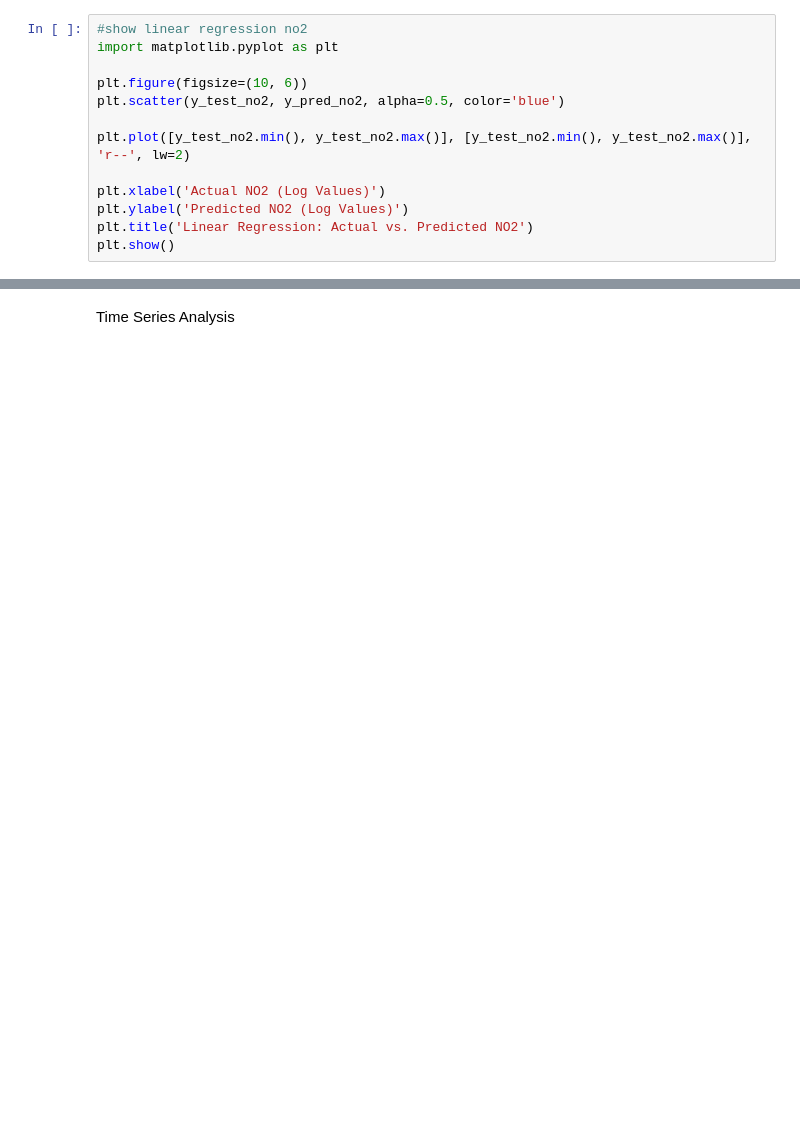
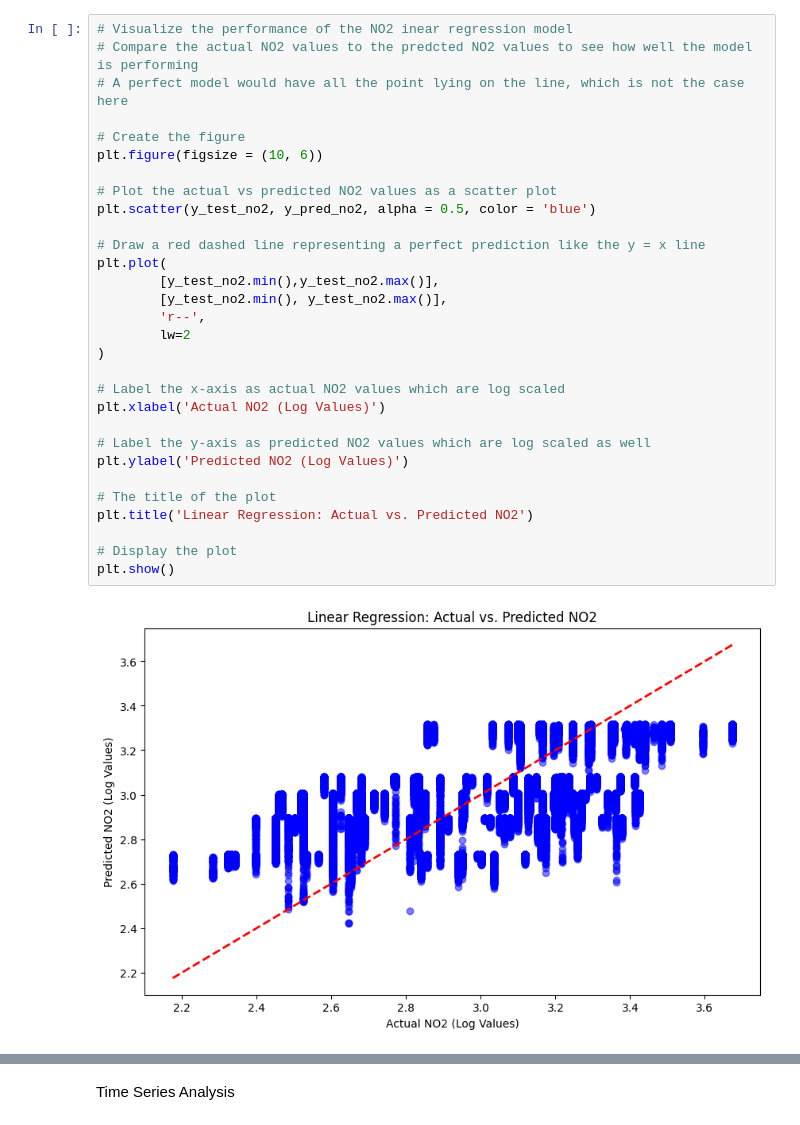
Before and after one commit to PonceEvelin/CS210_FinalProject, a Jupyter notebook: 02_analysis_and_modeling.ipynb, the cells around one changed output, grey strips where cells are left out. Drawn from its saved outputs; the diff is of its cells as text; blank space fills up the shorter version.

Commit message:
Finalized cleaning and modeling notebooks by Armaan

```diff
--- a/02_analysis_and_modeling.ipynb
+++ b/02_analysis_and_modeling.ipynb
@@ -221,15 +418,34 @@ model_particles.fit(X_train_particles, y_train_particles)
 y_pred_particles = model_particles.predict(X_test_particles)
 # %%
-#show linear regression no2
-import matplotlib.pyplot as plt
+# Visualize the performance of the NO2 inear regression model
+# Compare the actual NO2 values to the predcted NO2 values to see how well the model is performing
+# A perfect model would have all the point lying on the line, which is not the case here
 
-plt.figure(figsize=(10, 6))
-plt.scatter(y_test_no2, y_pred_no2, alpha=0.5, color='blue')
+# Create the figure
+plt.figure(figsize = (10, 6))
 
-plt.plot([y_test_no2.min(), y_test_no2.max()], [y_test_no2.min(), y_test_no2.max()], 'r--', lw=2)
+# Plot the actual vs predicted NO2 values as a scatter plot
+plt.scatter(y_test_no2, y_pred_no2, alpha = 0.5, color = 'blue')
 
+# Draw a red dashed line representing a perfect prediction like the y = x line
+plt.plot(
+        [y_test_no2.min(),y_test_no2.max()],
+        [y_test_no2.min(), y_test_no2.max()],
+        'r--',
+        lw=2
+)
+
+# Label the x-axis as actual NO2 values which are log scaled
 plt.xlabel('Actual NO2 (Log Values)')
+
+# Label the y-axis as predicted NO2 values which are log scaled as well
 plt.ylabel('Predicted NO2 (Log Values)')
+
+# The title of the plot
 plt.title('Linear Regression: Actual vs. Predicted NO2')
+
+# Display the plot
 plt.show()
+# %% [output]
+[figure, added]
 # %%
```
Also changed, not shown: parts of 66 cells of this notebook, 1 other file.
